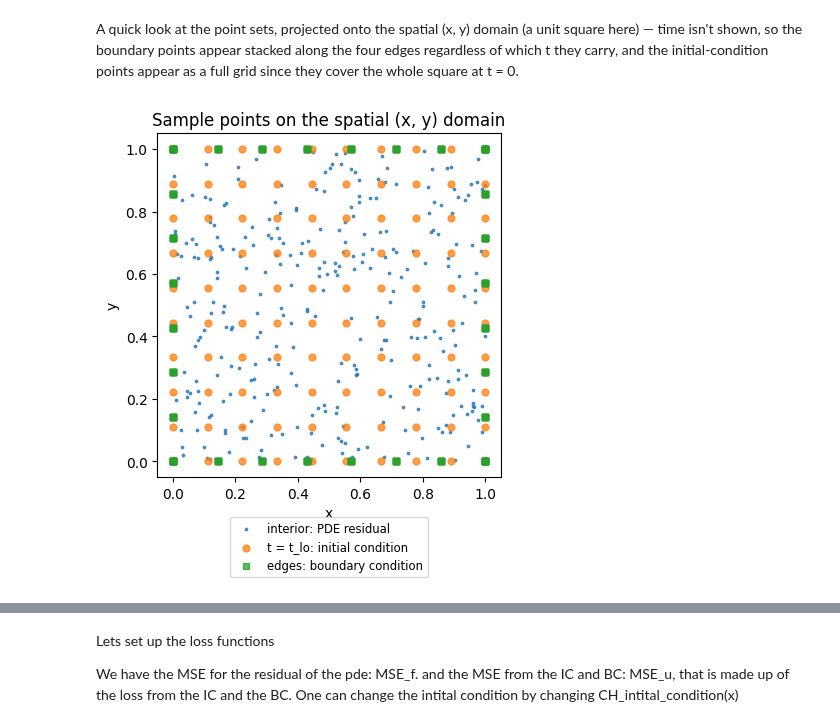
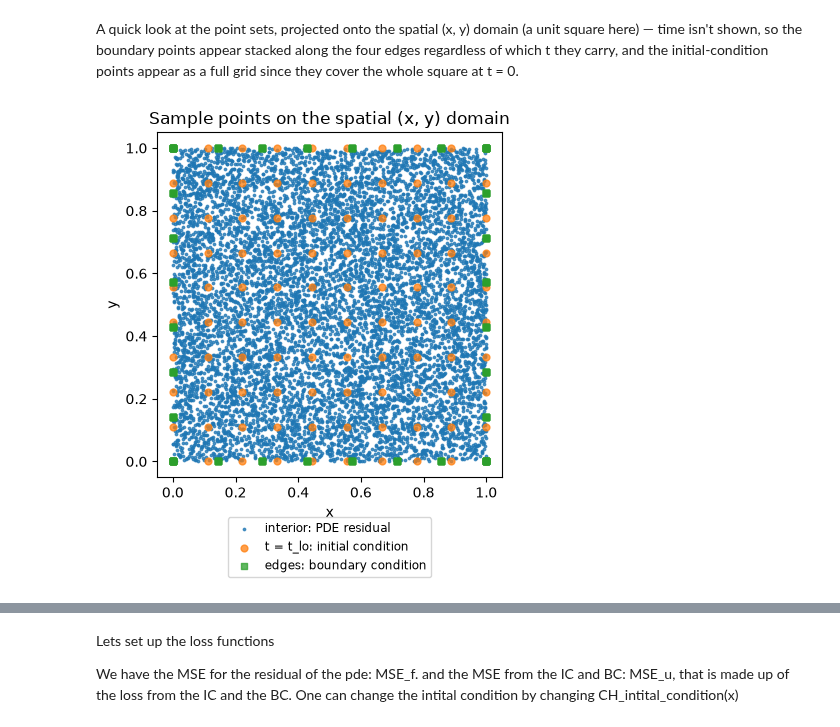
Before and after one commit to ChrisSkjer/energy-stable-pinns-ch, a Jupyter notebook: notebooks/pinn_CH_imp1.ipynb, the cells around one changed output, grey strips where cells are left out. Drawn from its saved outputs; the diff is of its cells as text; code cells hidden in the pictures.

```diff
--- a/notebooks/pinn_CH_imp1.ipynb
+++ b/notebooks/pinn_CH_imp1.ipynb
@@ -89,22 +89,22 @@ A quick look at the point sets, projected onto the spatial (x, y) domain (a unit
 # %%
 
 lower = (0.0, 0.0, 0.0)   # x_lo, y_lo, t_lo
 upper = (1.0, 1.0, 5e-2)   # x_hi, y_hi, t_hi
-demo_pde, demo_ic, demo_bc = sample_points(lower, upper, inner_points=300, ic_points=10, bc_points=8)
+demo_pde, demo_ic, demo_bc = sample_points(lower, upper, inner_points=10000, ic_points=10, bc_points=8)
 
 fig, ax = plt.subplots(figsize=(5, 5))
 for pts, label, marker, size in zip(
     [demo_pde, demo_ic, demo_bc],
     ["interior: PDE residual", "t = t_lo: initial condition", "edges: boundary condition"],
     [".", "o", "s"],
     [12, 24, 18],
 ):
     p = pts.detach().cpu()
     ax.scatter(p[:, 0], p[:, 1], s=size, marker=marker, label=label, alpha=0.75)
 ax.set(xlabel="x", ylabel="y", title="Sample points on the spatial (x, y) domain")
 ax.set_aspect("equal")
 ax.legend(fontsize="small", loc="upper center", bbox_to_anchor=(0.5, -0.1))
 plt.tight_layout()
 plt.show()
 # %% [output]
-[figure, old version]
+[figure, new version]
```
Also changed, not shown: parts of 9 cells of this notebook, 5 other files.
